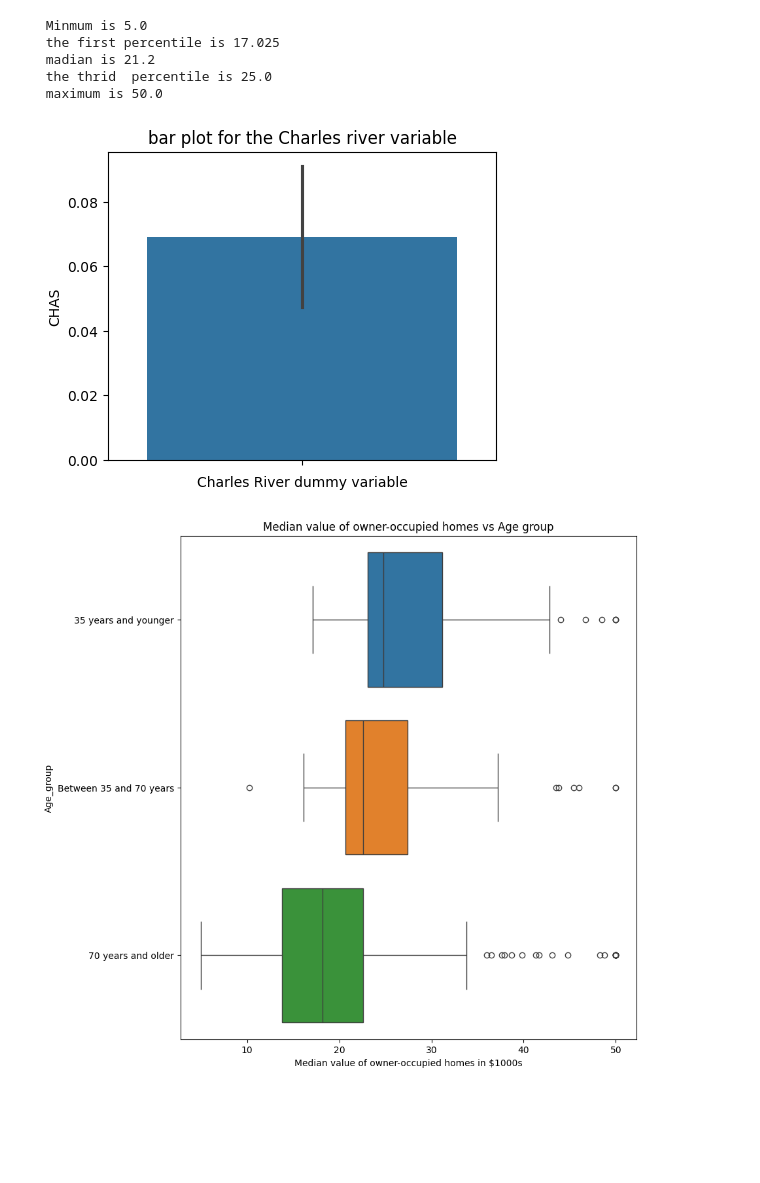
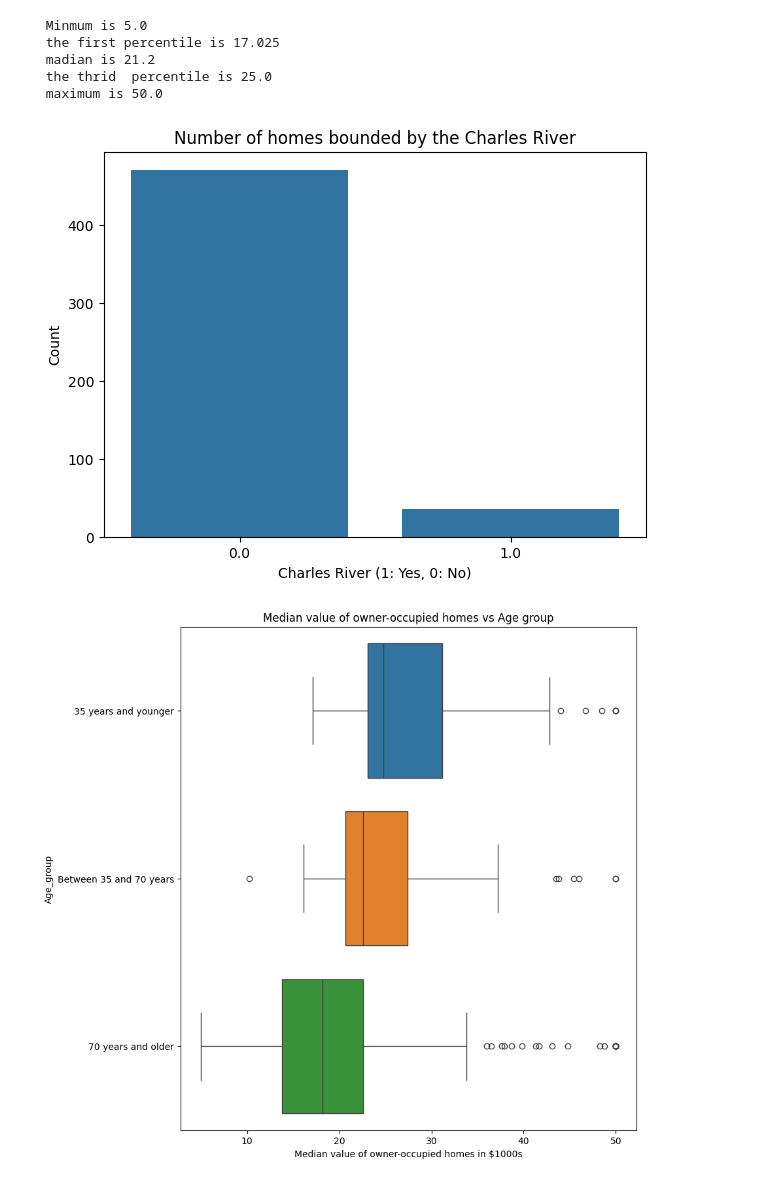
Before and after one commit to BaselMoh/Statisics-test-IBM, a Jupyter notebook: Optional_Peer_Graded_Assignment.jupyterlite.ipynb, the cells around one changed output. Drawn from its saved outputs; the diff is of its cells as text; code cells hidden in the pictures; blank space fills up the shorter version.

```diff
--- a/Optional_Peer_Graded_Assignment.jupyterlite.ipynb
+++ b/Optional_Peer_Graded_Assignment.jupyterlite.ipynb
@@ -116,13 +115,21 @@ print(' maximum is' , np.percentile(boston_df['MEDV'],100))
 # %%
 # Second Question is Provide a  bar plot for the Charles river variable
 
-fig , ax= plt.subplots(figsize=(5,4))
-ax=sns.barplot(data=boston_df,y='CHAS')
-ax.set_title('bar plot for the Charles river variable')
-ax.set_xlabel('Charles River dummy variable')
+# Create a figure and axis
+fig, ax = plt.subplots(figsize=(7, 5))
+
+# Create a bar plot for the Charles River variable
+sns.countplot(data=boston_df, x='CHAS', ax=ax)
+
+# Set the title and labels
+ax.set_title('Number of homes bounded by the Charles River')
+ax.set_xlabel('Charles River (1: Yes, 0: No)')
+ax.set_ylabel('Count')
+
+# Show the plot
 plt.show()
 # %% [output]
-[figure, old version]
+[figure, new version]
 # %%
 #Provide a boxplot for the MEDV variable vs the AGE variable. (Discretize the age variable into three groups of 35 years and younger, between 35 and 70 years and 70 years and older)
 # %%
```
Also changed, not shown: parts of 2 cells of this notebook.
